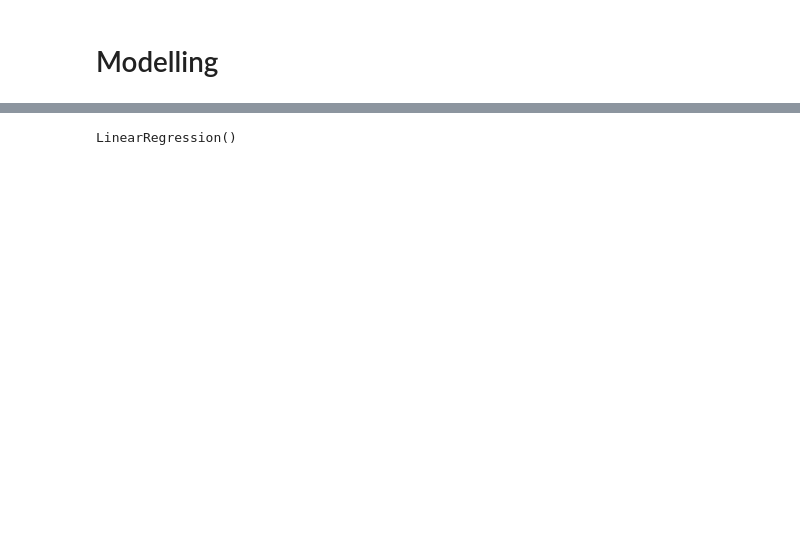
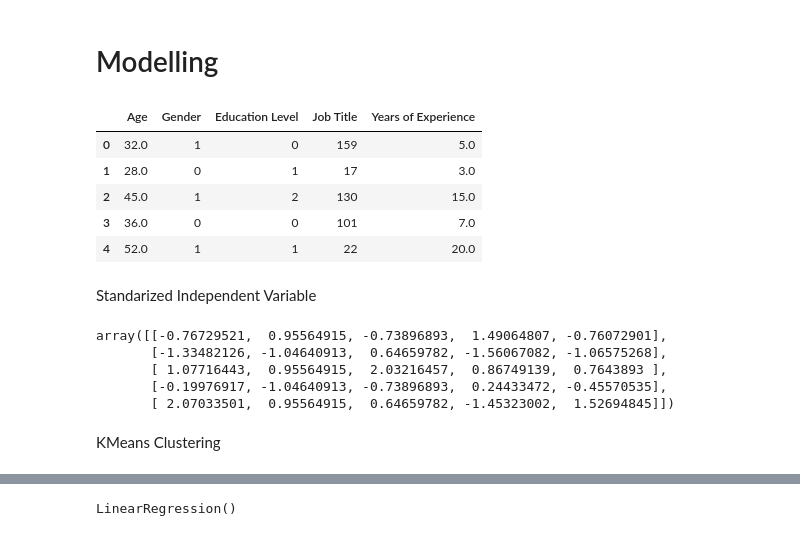
Before and after one commit to mageenaa/Kaggle_Competition-Spaceship_Titanic, a Jupyter notebook: SG_Salary.ipynb, the cells around one changed output, grey strips where cells are left out. Saved outputs shown, nothing was run; the diff lists cells and outputs as text; code cells hidden in the pictures; blank space fills up the shorter version.

Commit message:
add kmeans clustering

```diff
--- a/SG_Salary.ipynb
+++ b/SG_Salary.ipynb
@@ -246,3 +178,14 @@ df_copy
 # %%
 x = df_copy.drop('Salary', axis=1)
 y = df_copy['Salary']
+# %%
+x.head()
+# %% [output]
+|  | Age | Gender | Education Level | Job Title | Years of Experience |
+| 0 | 32.0 | 1 | 0 | 159 | 5.0 |
+| 1 | 28.0 | 0 | 1 | 17 | 3.0 |
+| 2 | 45.0 | 1 | 2 | 130 | 15.0 |
+| 3 | 36.0 | 0 | 0 | 101 | 7.0 |
+| 4 | 52.0 | 1 | 1 | 22 | 20.0 |
+# %% [markdown]
+Standarized Independent Variable
@@ -248,0 +196,10 @@ y = df_copy['Salary']
+# %%
+x[:5]
+# %% [output]
+array([[-0.76729521,  0.95564915, -0.73896893,  1.49064807, -0.76072901],
+       [-1.33482126, -1.04640913,  0.64659782, -1.56067082, -1.06575268],
+       [ 1.07716443,  0.95564915,  2.03216457,  0.86749139,  0.7643893 ],
+       [-0.19976917, -1.04640913, -0.73896893,  0.24433472, -0.45570535],
+       [ 2.07033501,  0.95564915,  0.64659782, -1.45323002,  1.52694845]])
+# %% [markdown]
+KMeans Clustering
```
Also changed, not shown: parts of 15 cells of this notebook, 1 other file.
